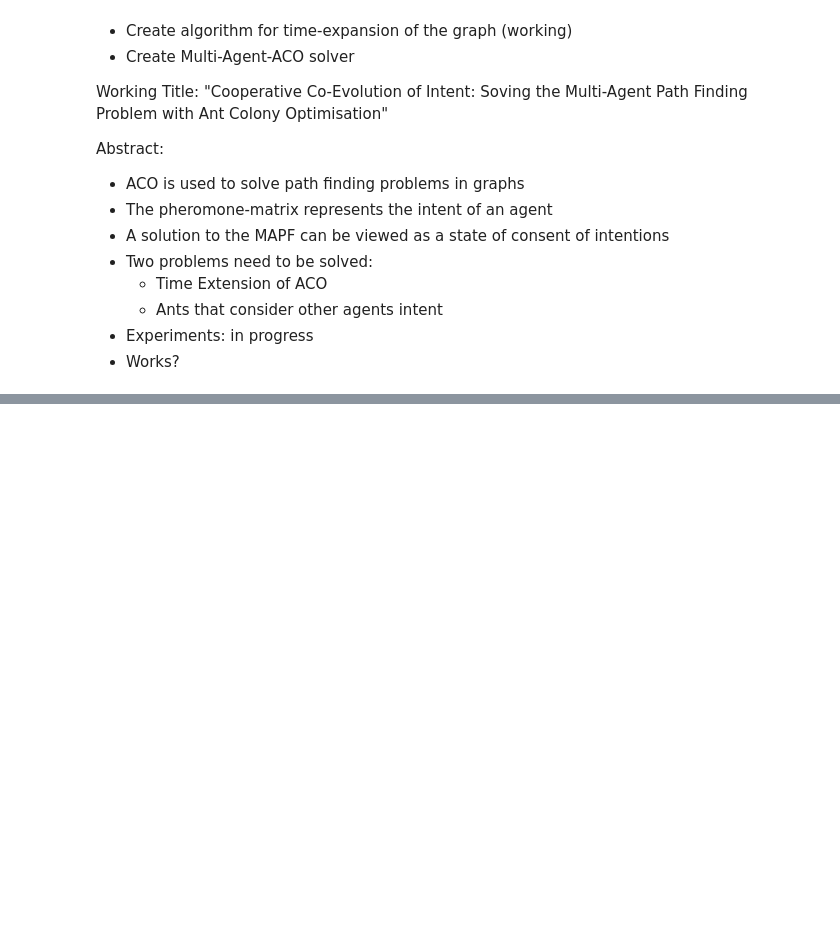
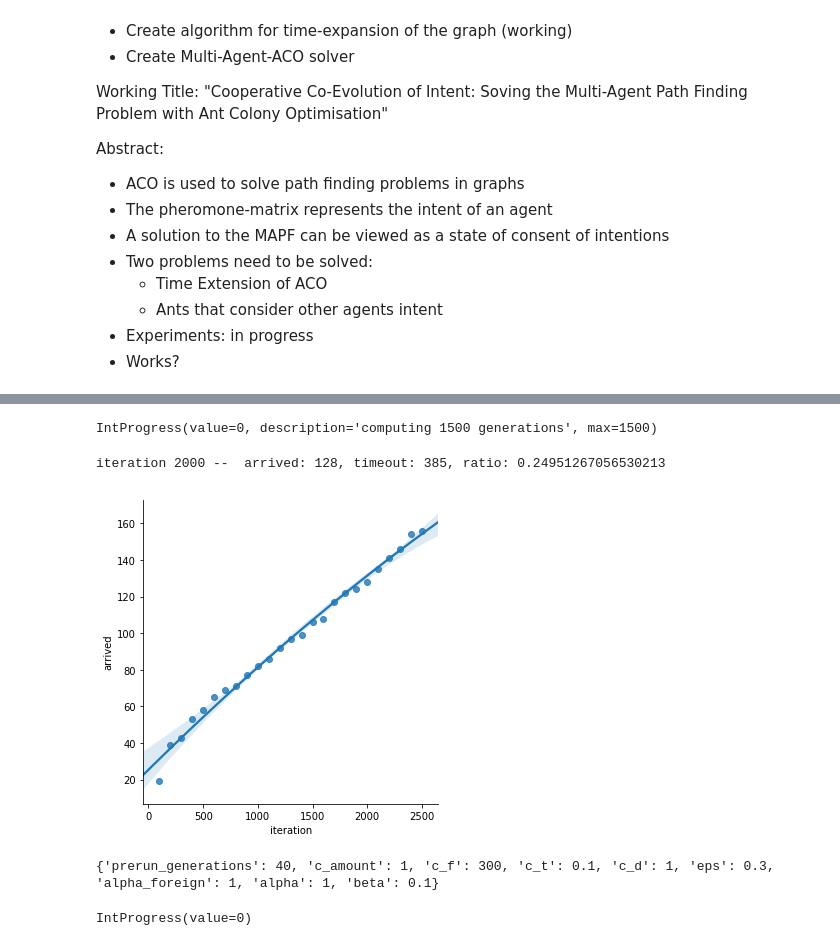
Before and after one commit to ovgu-FINken/ACO-MAPF, a Jupyter notebook: MAPF-ACO.ipynb, the cells around one changed output, grey strips where cells are left out. Saved outputs shown, nothing was run; the diff lists cells and outputs as text; code cells hidden in the pictures; blank space fills up the shorter version.

```diff
--- a/MAPF-ACO.ipynb
+++ b/MAPF-ACO.ipynb
@@ -799,0 +738,8 @@ pd.DataFrame(mAco.agents[1]["tAco"].extended_pheromones[0])
+# %%
+tAco.run_extended(generations=1500, show_progress=True)
+sns.lmplot(data=tAco.df_convergence.loc[tAco.df_convergence.iteration % 100 == 0], x="iteration", y="arrived", order=2)
+plt.show()
+# %% [output]
+IntProgress(value=0, description='computing 1500 generations', max=1500)
+iteration 2000 --  arrived: 128, timeout: 385, ratio: 0.24951267056530213
+[figure, added]
@@ -799,0 +818,5 @@ pd.DataFrame(mAco.agents[1]["tAco"].extended_pheromones[0])
+# %%
+mAco.run(show_progress=True, generations=100, eps=.3, alpha_foreign=1, alpha=1, beta=0.1)
+# %% [output]
+{'prerun_generations': 40, 'c_amount': 1, 'c_f': 300, 'c_t': 0.1, 'c_d': 1, 'eps': 0.3, 'alpha_foreign': 1, 'alpha': 1, 'beta': 0.1}
+IntProgress(value=0)
```
Also changed, not shown: parts of 47 cells of this notebook.
